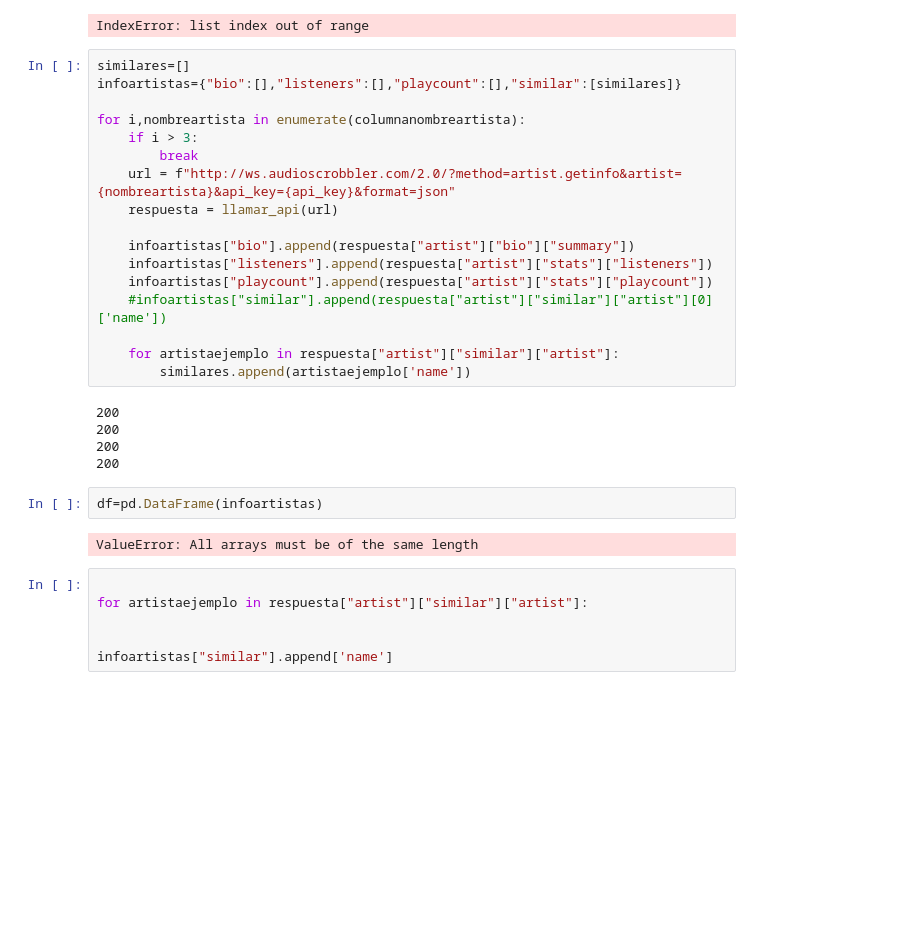
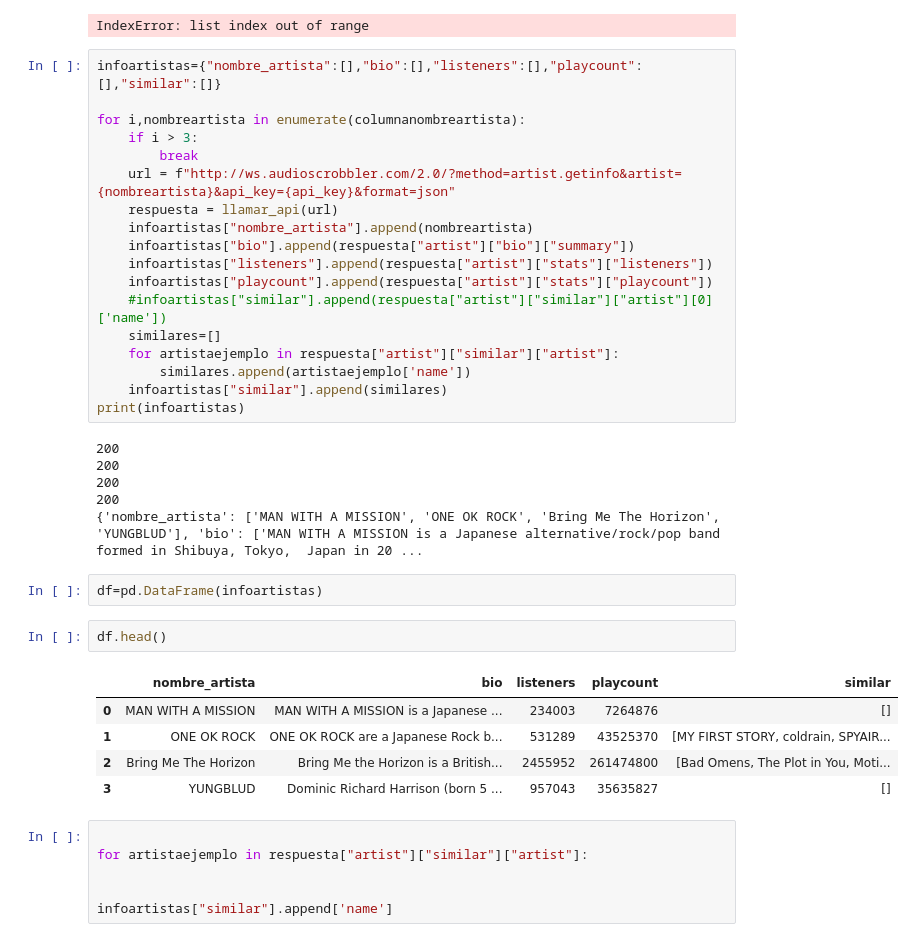
Before and after one commit to IreneDHA/music_proyect, a Jupyter notebook: lastfmtest.ipynb, the cells around one changed output. Saved outputs shown, nothing was run; the diff lists cells and outputs as text; blank space fills up the shorter version.

```diff
--- a/lastfmtest.ipynb
+++ b/lastfmtest.ipynb
@@ -220,31 +240,39 @@ print(infoartistas)
 200
 IndexError: list index out of range
 # %%
-similares=[]
-infoartistas={"bio":[],"listeners":[],"playcount":[],"similar":[similares]}
+infoartistas={"nombre_artista":[],"bio":[],"listeners":[],"playcount":[],"similar":[]}
 
 for i,nombreartista in enumerate(columnanombreartista):
     if i > 3:
         break
     url = f"http://ws.audioscrobbler.com/2.0/?method=artist.getinfo&artist={nombreartista}&api_key={api_key}&format=json"
     respuesta = llamar_api(url)
-
+    infoartistas["nombre_artista"].append(nombreartista)
     infoartistas["bio"].append(respuesta["artist"]["bio"]["summary"])
     infoartistas["listeners"].append(respuesta["artist"]["stats"]["listeners"])
     infoartistas["playcount"].append(respuesta["artist"]["stats"]["playcount"])
     #infoartistas["similar"].append(respuesta["artist"]["similar"]["artist"][0]['name'])
-
+    similares=[]
     for artistaejemplo in respuesta["artist"]["similar"]["artist"]:
         similares.append(artistaejemplo['name'])
+    infoartistas["similar"].append(similares)
+print(infoartistas)
 # %% [output]
 200
 200
 200
 200
+{'nombre_artista': ['MAN WITH A MISSION', 'ONE OK ROCK', 'Bring Me The Horizon', 'YUNGBLUD'], 'bio': ['MAN WITH A MISSION is a Japanese alternative/rock/pop band formed in Shibuya, Tokyo,  Japan in 20 ...
 # %%
 df=pd.DataFrame(infoartistas)
-# %% [output]
-ValueError: All arrays must be of the same length
+# %%
+df.head()
+# %% [output]
+|  | nombre_artista | bio | listeners | playcount | similar |
+| 0 | MAN WITH A MISSION | MAN WITH A MISSION is a Japanese ... | 234003 | 7264876 | [] |
+| 1 | ONE OK ROCK | ONE OK ROCK are a Japanese Rock b... | 531289 | 43525370 | [MY FIRST STORY, coldrain, SPYAIR... |
+| 2 | Bring Me The Horizon | Bring Me the Horizon is a British... | 2455952 | 261474800 | [Bad Omens, The Plot in You, Moti... |
+| 3 | YUNGBLUD | Dominic Richard Harrison (born 5 ... | 957043 | 35635827 | [] |
 # %%
 
 for artistaejemplo in respuesta["artist"]["similar"]["artist"]:
```
Also changed, not shown: parts of 1 cell of this notebook.
